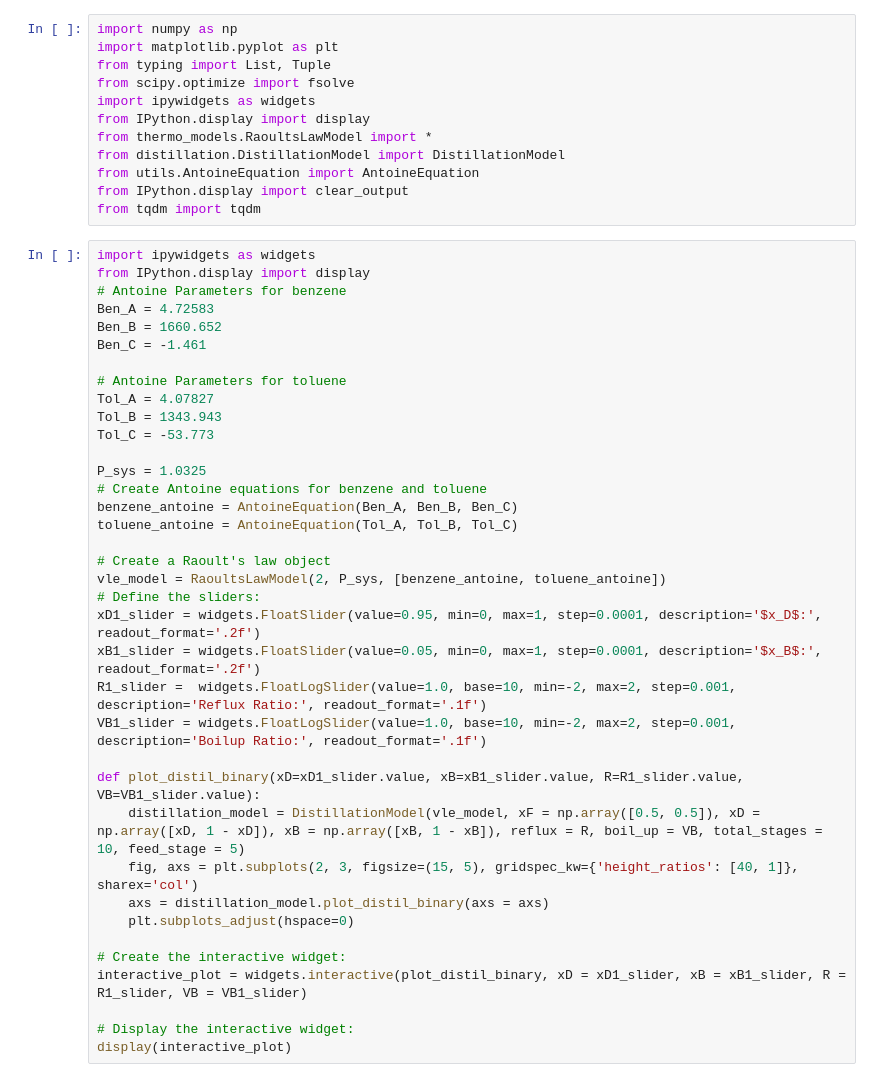
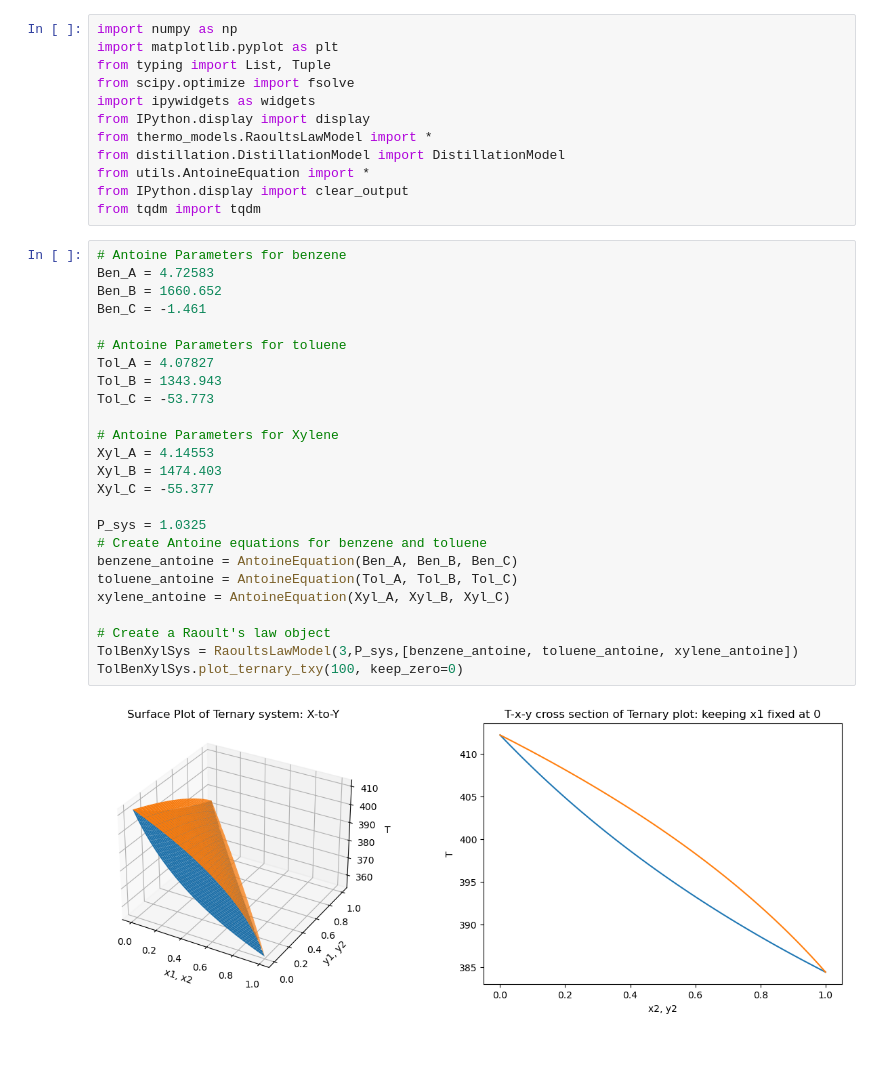
Before and after one commit to AMKCode/ExtractiveDistillationSimulator, a Jupyter notebook: src/Example2.ipynb, the cells around one changed output. Drawn from its saved outputs; the diff is of its cells as text; blank space fills up the shorter version.

Commit message:
tried to correct equation name

```diff
--- a/src/Example2.ipynb
+++ b/src/Example2.ipynb
@@ -7,43 +7,33 @@ import ipywidgets as widgets
 from IPython.display import display
 from thermo_models.RaoultsLawModel import *
 from distillation.DistillationModel import DistillationModel
-from utils.AntoineEquation import AntoineEquation
+from utils.AntoineEquation import *
 from IPython.display import clear_output
 from tqdm import tqdm
-# %%
-import ipywidgets as widgets
-from IPython.display import display
-# Antoine Parameters for benzene
-Ben_A = 4.72583
-Ben_B = 1660.652
-Ben_C = -1.461
-
-# Antoine Parameters for toluene
-Tol_A = 4.07827
-Tol_B = 1343.943
-Tol_C = -53.773
-
-P_sys = 1.0325
-# Create Antoine equations for benzene and toluene
-benzene_antoine = AntoineEquation(Ben_A, Ben_B, Ben_C)
-toluene_antoine = AntoineEquation(Tol_A, Tol_B, Tol_C)
-
-# Create a Raoult's law object
-vle_model = RaoultsLawModel(2, P_sys, [benzene_antoine, toluene_antoine])
-# Define the sliders:
-xD1_slider = widgets.FloatSlider(value=0.95, min=0, max=1, step=0.0001, description='$x_D$:', readout_format='.2f')
-xB1_slider = widgets.FloatSlider(value=0.05, min=0, max=1, step=0.0001, description='$x_B$:', readout_format='.2f')
-R1_slider =  widgets.FloatLogSlider(value=1.0, base=10, min=-2, max=2, step=0.001,  description='Reflux Ratio:', readout_format='.1f')
-VB1_slider = widgets.FloatLogSlider(value=1.0, base=10, min=-2, max=2, step=0.001,  description='Boilup Ratio:', readout_format='.1f')
-
-def plot_distil_binary(xD=xD1_slider.value, xB=xB1_slider.value, R=R1_slider.value, VB=VB1_slider.value):
-    distillation_model = DistillationModel(vle_model, xF = np.array([0.5, 0.5]), xD = np.array([xD, 1 - xD]), xB = np.array([xB, 1 - xB]), reflux = R, boil_up = VB, total_stages = 10, feed_stage = 5)
-    fig, axs = plt.subplots(2, 3, figsize=(15, 5), gridspec_kw={'height_ratios': [40, 1]}, sharex='col')
-    axs = distillation_model.plot_distil_binary(axs = axs)
-    plt.subplots_adjust(hspace=0)
-
-# Create the interactive widget:
-interactive_plot = widgets.interactive(plot_distil_binary, xD = xD1_slider, xB = xB1_slider, R = R1_slider, VB = VB1_slider)
-
-# Display the interactive widget:
-display(interactive_plot)
+# %%
+# Antoine Parameters for benzene
+Ben_A = 4.72583
+Ben_B = 1660.652
+Ben_C = -1.461
+
+# Antoine Parameters for toluene
+Tol_A = 4.07827
+Tol_B = 1343.943
+Tol_C = -53.773
+
+# Antoine Parameters for Xylene
+Xyl_A = 4.14553
+Xyl_B = 1474.403
+Xyl_C = -55.377
+
+P_sys = 1.0325
+# Create Antoine equations for benzene and toluene
+benzene_antoine = AntoineEquation(Ben_A, Ben_B, Ben_C)
+toluene_antoine = AntoineEquation(Tol_A, Tol_B, Tol_C)
+xylene_antoine = AntoineEquation(Xyl_A, Xyl_B, Xyl_C)
+
+# Create a Raoult's law object
+TolBenXylSys = RaoultsLawModel(3,P_sys,[benzene_antoine, toluene_antoine, xylene_antoine])
+TolBenXylSys.plot_ternary_txy(100, keep_zero=0)
+# %% [output]
+[figure, added]
```
Also changed, not shown: parts of 1 cell of this notebook, 3 other files.
